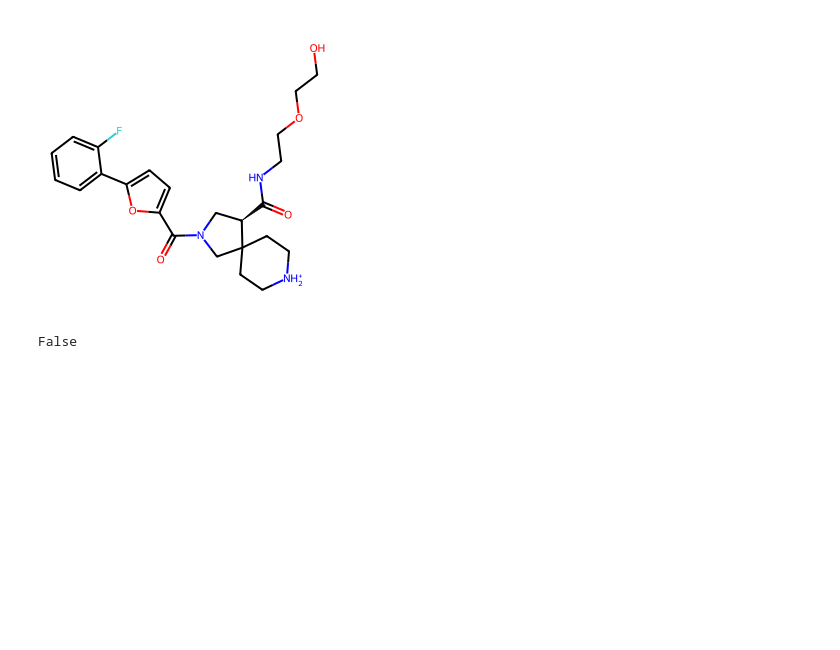
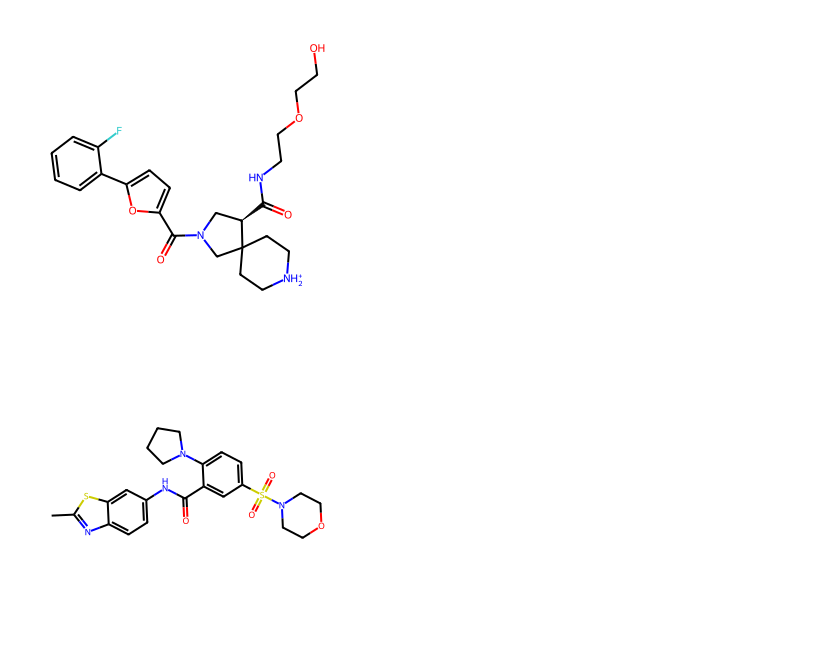
Before and after one commit to kmlefran/group_decomposition, a Jupyter notebook: notebooks/DevelopingAttachments.ipynb, the cells around one changed output. Saved outputs shown, nothing was run; the diff lists cells and outputs as text; code cells hidden in the pictures; blank space fills up the shorter version.

```diff
--- a/notebooks/DevelopingAttachments.ipynb
+++ b/notebooks/DevelopingAttachments.ipynb
@@ -161,7 +161,7 @@ ff.count_uniques(fragFrame,dropAttachements=True)
 Draw.MolToImage(Chem.MolFromSmiles('c1ccc(c(c1)c2ccc(o2)C(=O)N3C[C@H](C4(C3)CC[NH2+]CC4)C(=O)NCCOCCO)F'))
 # %% [output]
 [figure]
-# %%
-'*'.isupper()
-# %% [output]
-False
+# %%
+Draw.MolToImage(Chem.MolFromSmiles('Cc1nc2ccc(cc2s1)NC(=O)c3cc(ccc3N4CCCC4)S(=O)(=O)N5CCOCC5'))
+# %% [output]
+[figure, added]
```
Also changed, not shown: parts of 9 cells of this notebook, 1 other file.
